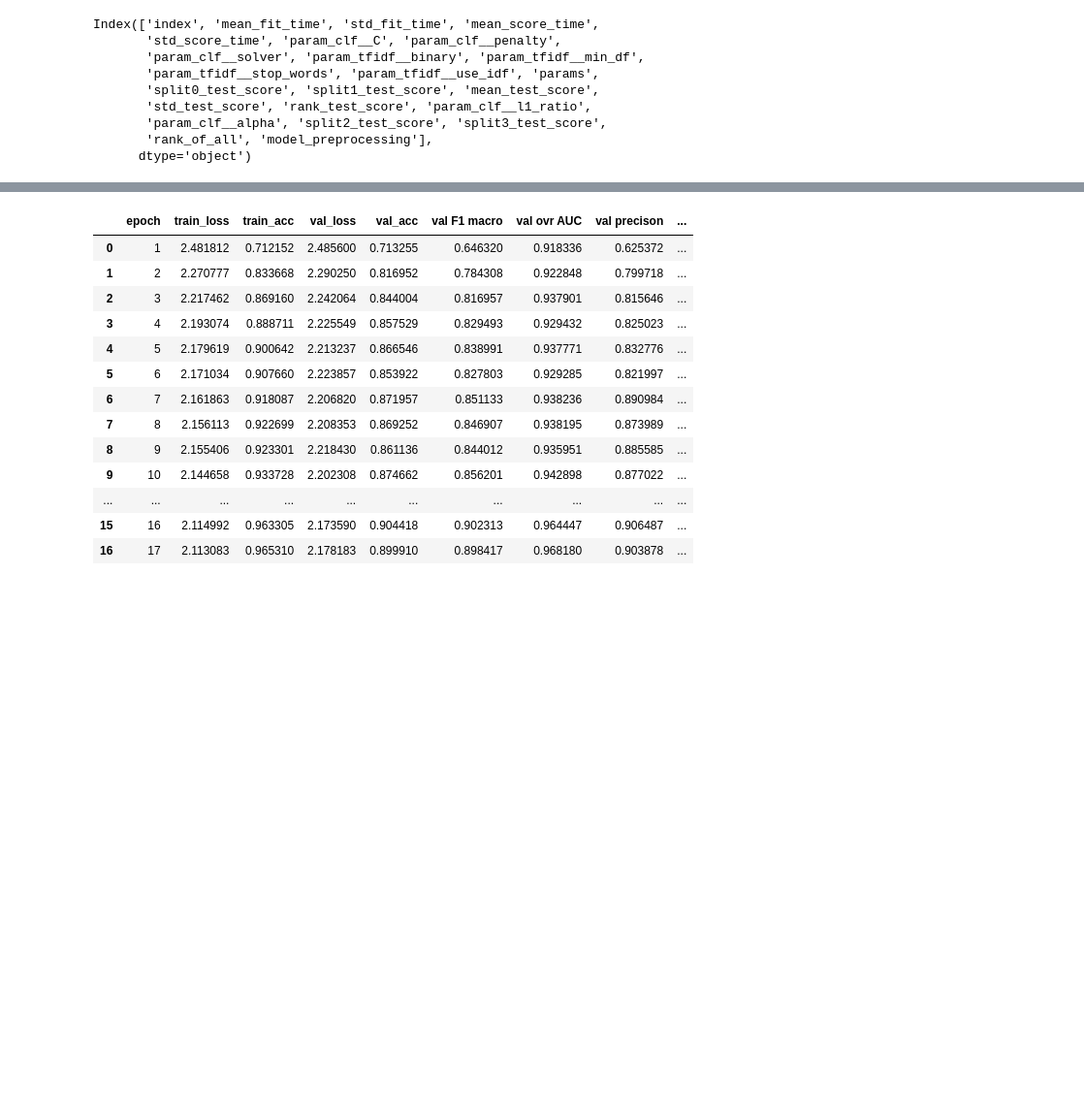
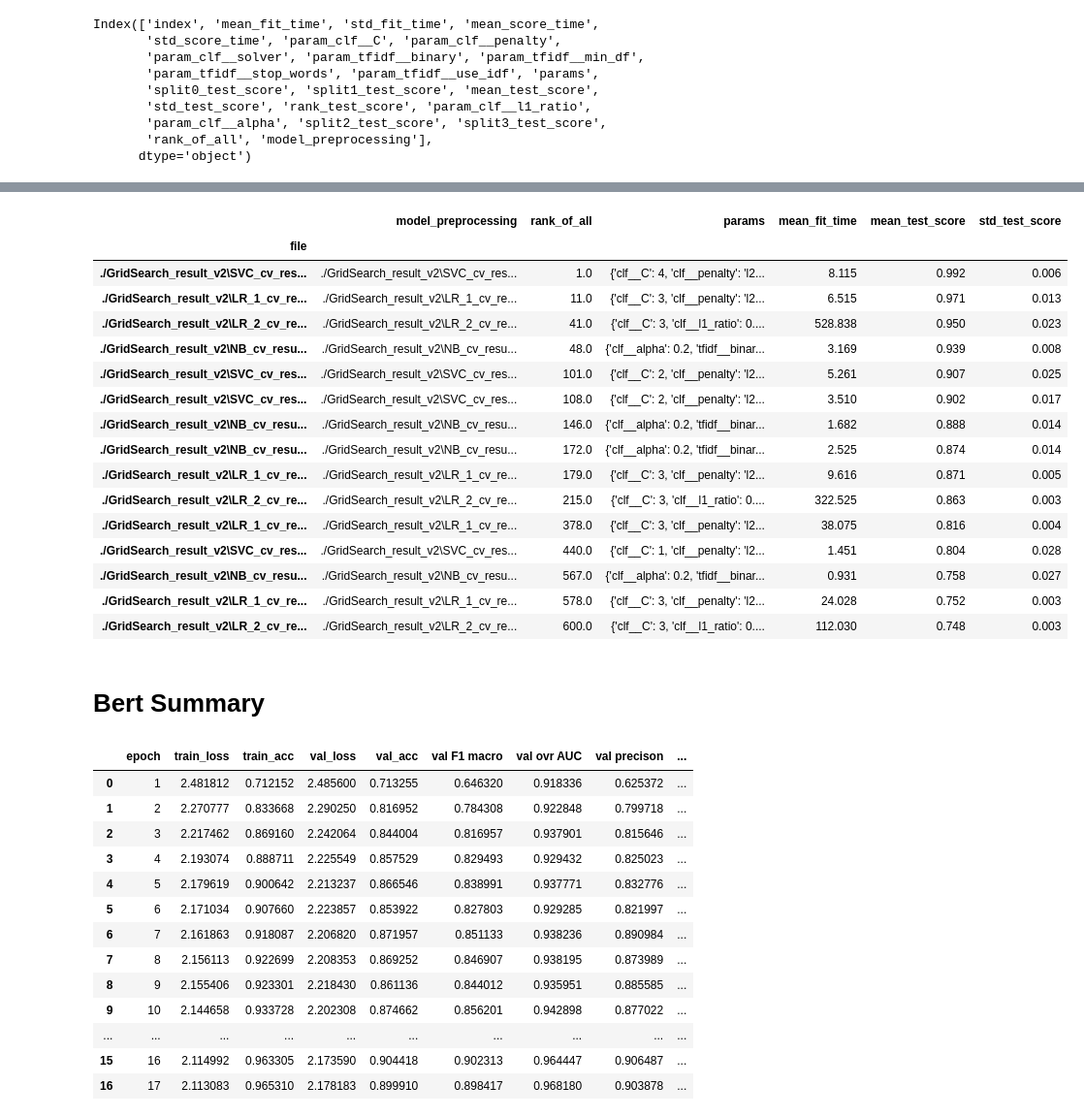
Before and after one commit to InscribeDeeper/Text-Classification, a Jupyter notebook: code/models_summary.ipynb, the cells around one changed output, grey strips where cells are left out. Shown at 97% size. Drawn from its saved outputs; the diff is of its cells as text; code cells hidden in the pictures; blank space fills up the shorter version.

```diff
--- a/code/models_summary.ipynb
+++ b/code/models_summary.ipynb
@@ -9,6 +11,7 @@ output_path = '../Report/'
 # %%
 gs = pd.DataFrame()
-for file in glob('./GridSearch_result/*.xlsx')[0:]:
+for file in glob('./GridSearch_result_v2/*.xlsx')[0:]:
+    print(file)
     tmp = pd.read_excel(file, index_col=0)
     tmp['file'] = file
     gs = pd.concat([gs, tmp], ignore_index=True, axis=0)
@@ -64,3 +80,25 @@ gs_res.to_excel(output_path+"gs_summary_to_report.xlsx")
+# %%
+gs_res
+# %% [output]
+|  | model_preprocessing | rank_of_all | params | mean_fit_time | mean_test_score | std_test_score |
+| file |  |  |  |  |  |  |
+| ./GridSearch_result_v2\SVC_cv_res... | ./GridSearch_result_v2\SVC_cv_res... | 1.0 | {'clf__C': 4, 'clf__penalty': 'l2... | 8.115 | 0.992 | 0.006 |
+| ./GridSearch_result_v2\LR_1_cv_re... | ./GridSearch_result_v2\LR_1_cv_re... | 11.0 | {'clf__C': 3, 'clf__penalty': 'l2... | 6.515 | 0.971 | 0.013 |
+| ./GridSearch_result_v2\LR_2_cv_re... | ./GridSearch_result_v2\LR_2_cv_re... | 41.0 | {'clf__C': 3, 'clf__l1_ratio': 0.... | 528.838 | 0.950 | 0.023 |
+| ./GridSearch_result_v2\NB_cv_resu... | ./GridSearch_result_v2\NB_cv_resu... | 48.0 | {'clf__alpha': 0.2, 'tfidf__binar... | 3.169 | 0.939 | 0.008 |
+| ./GridSearch_result_v2\SVC_cv_res... | ./GridSearch_result_v2\SVC_cv_res... | 101.0 | {'clf__C': 2, 'clf__penalty': 'l2... | 5.261 | 0.907 | 0.025 |
+| ./GridSearch_result_v2\SVC_cv_res... | ./GridSearch_result_v2\SVC_cv_res... | 108.0 | {'clf__C': 2, 'clf__penalty': 'l2... | 3.510 | 0.902 | 0.017 |
+| ./GridSearch_result_v2\NB_cv_resu... | ./GridSearch_result_v2\NB_cv_resu... | 146.0 | {'clf__alpha': 0.2, 'tfidf__binar... | 1.682 | 0.888 | 0.014 |
+| ./GridSearch_result_v2\NB_cv_resu... | ./GridSearch_result_v2\NB_cv_resu... | 172.0 | {'clf__alpha': 0.2, 'tfidf__binar... | 2.525 | 0.874 | 0.014 |
+| ./GridSearch_result_v2\LR_1_cv_re... | ./GridSearch_result_v2\LR_1_cv_re... | 179.0 | {'clf__C': 3, 'clf__penalty': 'l2... | 9.616 | 0.871 | 0.005 |
+| ./GridSearch_result_v2\LR_2_cv_re... | ./GridSearch_result_v2\LR_2_cv_re... | 215.0 | {'clf__C': 3, 'clf__l1_ratio': 0.... | 322.525 | 0.863 | 0.003 |
+| ./GridSearch_result_v2\LR_1_cv_re... | ./GridSearch_result_v2\LR_1_cv_re... | 378.0 | {'clf__C': 3, 'clf__penalty': 'l2... | 38.075 | 0.816 | 0.004 |
+| ./GridSearch_result_v2\SVC_cv_res... | ./GridSearch_result_v2\SVC_cv_res... | 440.0 | {'clf__C': 1, 'clf__penalty': 'l2... | 1.451 | 0.804 | 0.028 |
+| ./GridSearch_result_v2\NB_cv_resu... | ./GridSearch_result_v2\NB_cv_resu... | 567.0 | {'clf__alpha': 0.2, 'tfidf__binar... | 0.931 | 0.758 | 0.027 |
+| ./GridSearch_result_v2\LR_1_cv_re... | ./GridSearch_result_v2\LR_1_cv_re... | 578.0 | {'clf__C': 3, 'clf__penalty': 'l2... | 24.028 | 0.752 | 0.003 |
+| ./GridSearch_result_v2\LR_2_cv_re... | ./GridSearch_result_v2\LR_2_cv_re... | 600.0 | {'clf__C': 3, 'clf__l1_ratio': 0.... | 112.030 | 0.748 | 0.003 |
+# %% [markdown]
+# Bert Summary
 # %%
 data = pd.read_csv('bert_clf.csv')
 data
```
Also changed, not shown: parts of 6 cells of this notebook, 10 other files.
